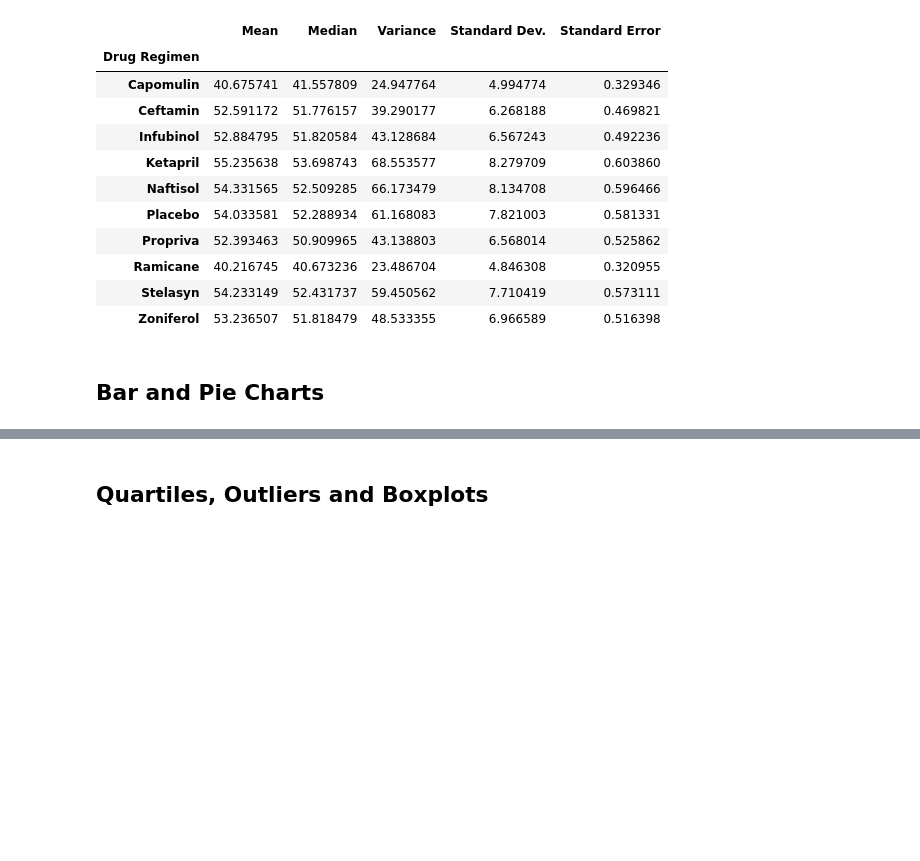
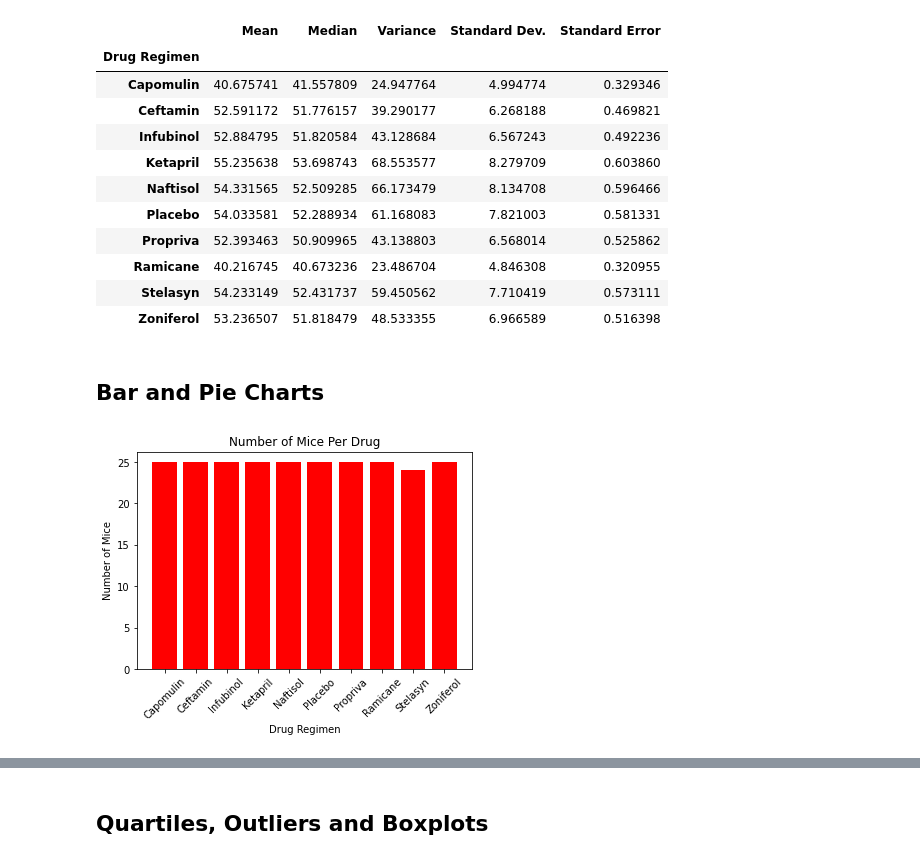
Before and after one commit to gotzx015/Matplotlib-Challenge, a Jupyter notebook: Pymaceuticals/main.ipynb, the cells around one changed output, grey strips where cells are left out. Cells and saved outputs as stored; diff of their text form; code cells hidden in the pictures; blank space fills up the shorter version.

```diff
--- a/Pymaceuticals/main.ipynb
+++ b/Pymaceuticals/main.ipynb
@@ -142,2 +142,24 @@ tumor_agg
+# %%
+# Generate a bar plot showing the total number of unique mice tested on each drug regimen using pandas.
+
+# Store Drug Regimen names into x axis
+x_axis = mouse_study["Drug Regimen"].unique()
+x_axis.sort()
+
+# Delete duplicates of Mouse ID
+mouse_study_shortened = mouse_study.drop_duplicates(subset= "Mouse ID")
+
+# Store count of Drug Regimen into y axis
+y_axis = mouse_study_shortened["Drug Regimen"].value_counts()
+
+# Create bar chart
+plt.bar(x_axis, y_axis.sort_index(), color='r', align="center")
+plt.title("Number of Mice Per Drug")
+plt.xlabel("Drug Regimen")
+plt.xticks(rotation= 45)
+plt.ylabel("Number of Mice")
+plt.show()
+# %% [output]
+[figure, added]
 # %%
 # Generate a bar plot showing the total number of unique mice tested on each drug regimen using pyplot.
```
Also changed, not shown: parts of 19 cells of this notebook, 4 other files.
